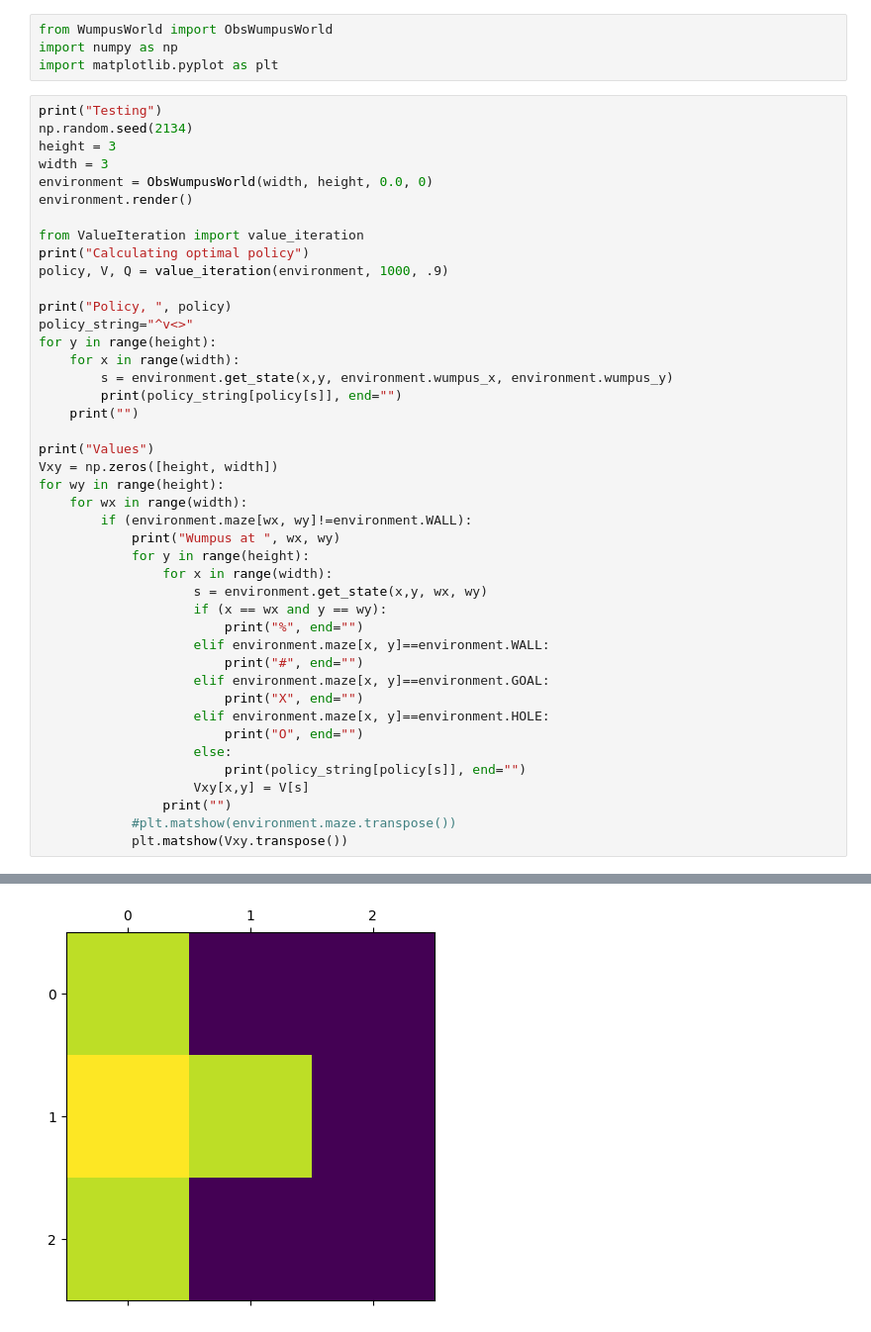
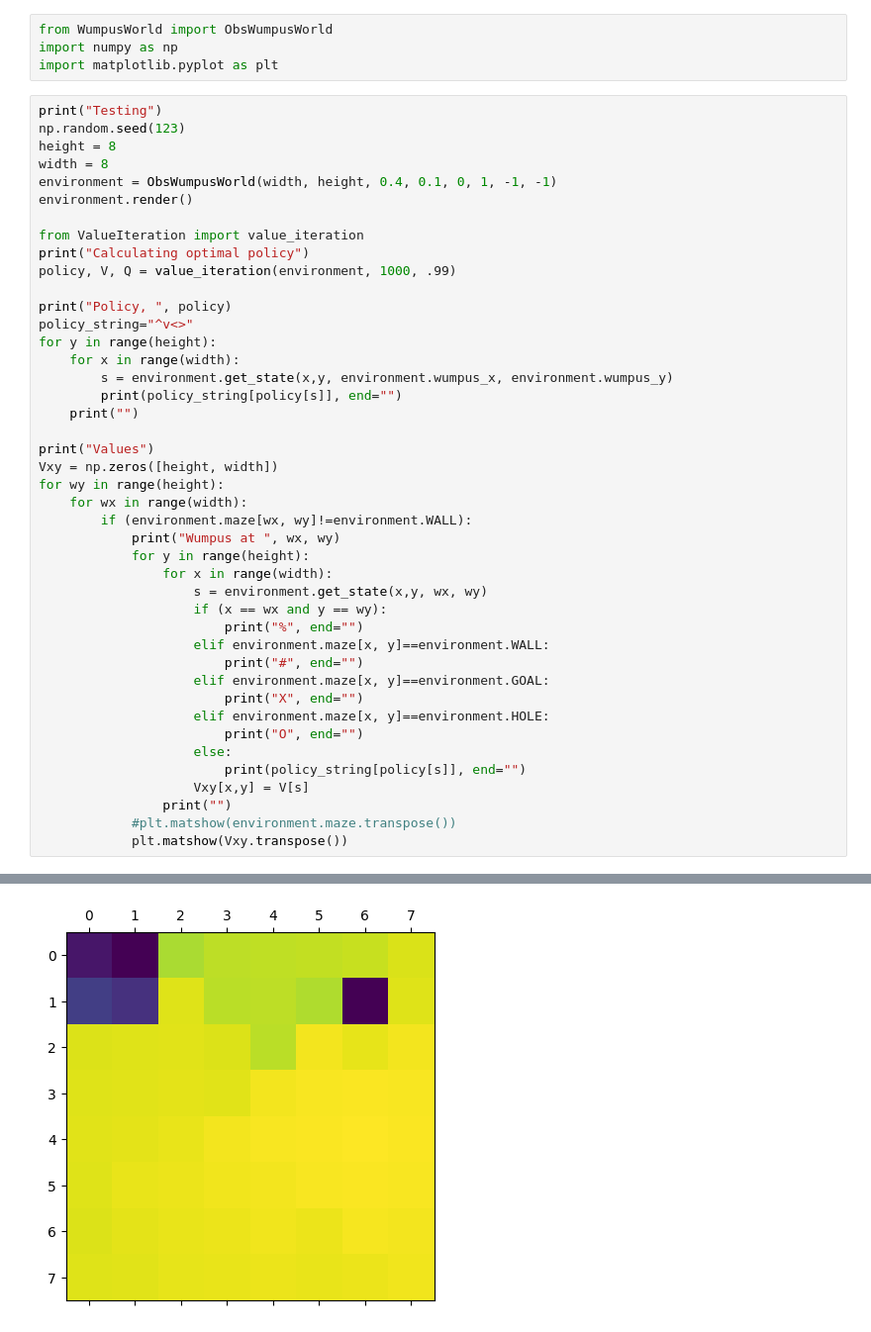
Before and after one commit to olethrosdc/AI_BSc, a Jupyter notebook: src/MDPs/wumpus.ipynb, the cells around one changed output, grey strips where cells are left out. Shown: that part at 99% size. Drawn from its saved outputs; the diff is of its cells as text.

```diff
--- a/src/MDPs/wumpus.ipynb
+++ b/src/MDPs/wumpus.ipynb
@@ -4,15 +4,15 @@ import numpy as np
 import matplotlib.pyplot as plt
 # %%
 print("Testing")
-np.random.seed(2134)
-height = 3
-width = 3
-environment = ObsWumpusWorld(width, height, 0.0, 0)
+np.random.seed(123)
+height = 8
+width = 8
+environment = ObsWumpusWorld(width, height, 0.4, 0.1, 0, 1, -1, -1)
 environment.render()
 
 from ValueIteration import value_iteration
 print("Calculating optimal policy")
-policy, V, Q = value_iteration(environment, 1000, .9)
+policy, V, Q = value_iteration(environment, 1000, .99)
 
 print("Policy, ", policy)
 policy_string="^v<>"
@@ -67 +67 @@ v^^
-[figure, old version]
+[figure, new version]
```
Also changed, not shown: parts of 1 cell of this notebook, 1 other file.
